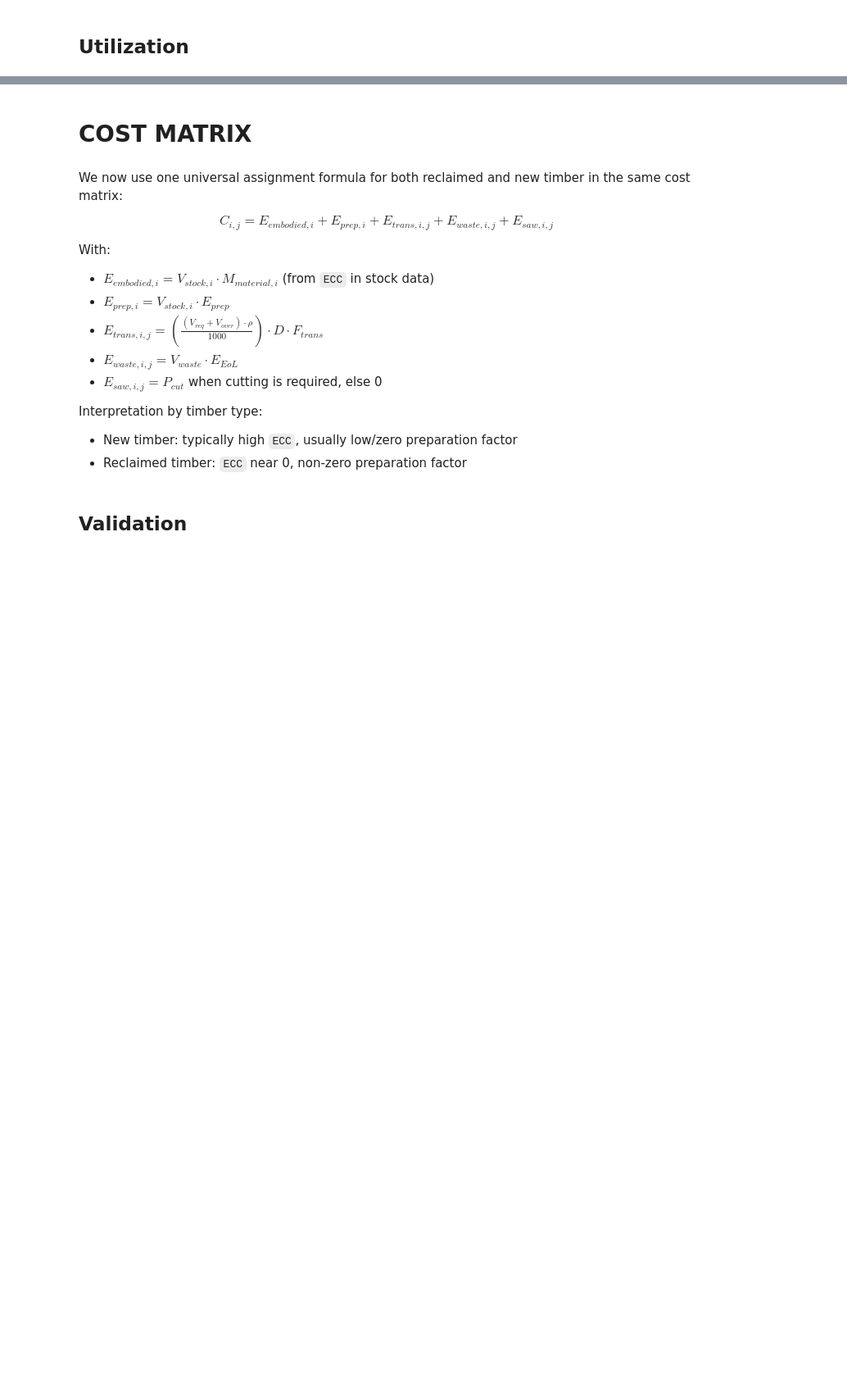
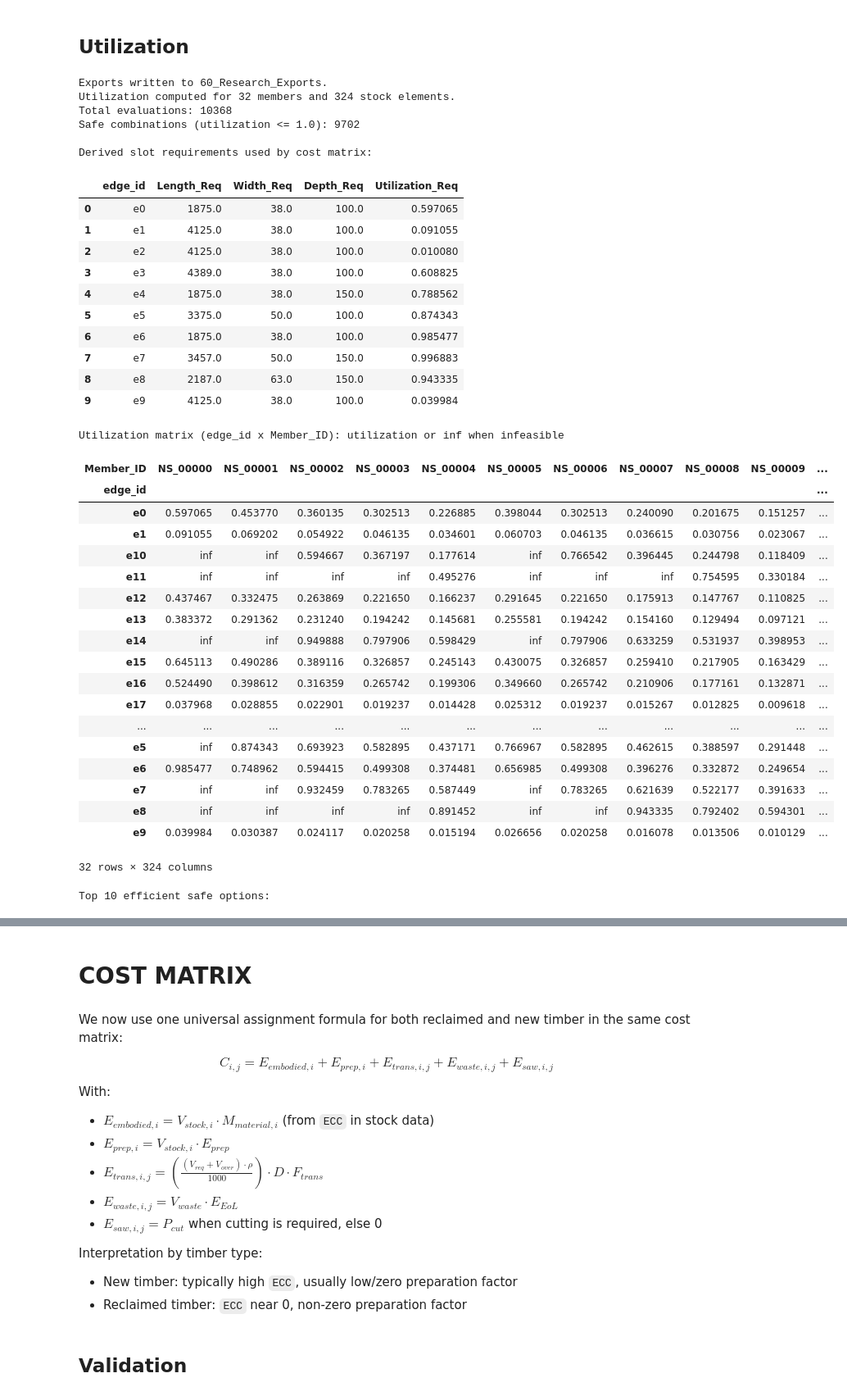
Before and after one commit to Jasp3r16/thesis_generative_timber, a Jupyter notebook: c26_27_optimizer_workflow_with_cost_and_ILP.ipynb, the cells around one changed output, grey strips where cells are left out. Shown at 82% size. Saved outputs shown, nothing was run; the diff lists cells and outputs as text; code cells hidden in the pictures; blank space fills up the shorter version.

```diff
--- a/c26_27_optimizer_workflow_with_cost_and_ILP.ipynb
+++ b/c26_27_optimizer_workflow_with_cost_and_ILP.ipynb
@@ -19,7 +19,11 @@
 import config
 import pandas as pd
 
-file_path = config.TIMBER_STOCK_PATH / 'complete_timber_small.csv'
+testing = False
+if testing:
+    file_path = config.TIMBER_STOCK_PATH / 'complete_timber_small.csv'
+else:
+    file_path = config.TIMBER_STOCK_PATH / 'complete_timber.csv'
 
 # Try common combinations
 read_attempts = [
@@ -334,7 +396,13 @@ print(df_forces.to_string(index=False))
 # %% [markdown]
 ## Utilization
 # %%
+import importlib
+import structural_check
 from structural_check import compute_utilization_outputs
+
+# Ensure the latest structural_check.py is used in the active kernel
+importlib.reload(structural_check)
+compute_utilization_outputs = structural_check.compute_utilization_outputs
 
 # ==========================================
 # STRUCTURAL CHECK (module-driven, reusable)
@@ -355,30 +423,75 @@ df_inventory = outputs["df_inventory"]
 df_forces_local = outputs["df_forces_local"]
 df_utilization_long = outputs["df_utilization_long"]
 df_utilization_matrix = outputs["df_utilization_matrix"]
 df_utilization_matrix_display = outputs["df_utilization_matrix_display"]
 safe_options = outputs["veilige_opties"]
 veilige_opties = safe_options
 df_slots = outputs["df_slots"]
 
+df_slots.to_csv(config.EXPORT_PATH / "structure_slots.csv", index=False)
+print("\nExports written to 60_Research_Exports.")
+
 print(
     f"Utilization computed for {len(df_forces_local)} members and {len(df_inventory)} stock elements."
 )
 print(f"Total evaluations: {len(df_utilization_long)}")
 print(f"Safe combinations (utilization <= 1.0): {len(safe_options)}")
+
+print("\nDerived slot requirements used by cost matrix:")
+display(df_slots[["edge_id", "Length_Req", "Width_Req", "Depth_Req", "Utilization_Req"]].head(10))
 
 print("\nUtilization matrix (edge_id x Member_ID): utilization or inf when infeasible")
 display(df_utilization_matrix_display)
 
 print("\nTop 10 efficient safe options:")
 display(
     safe_options[[
         "edge_id",
         "Member_ID",
         "Length",
         "Width",
         "Depth",
         "axial_force_kn",
         "length_m",
         "utilization",
     ]].head(10)
 )
+# %% [output]
+Exports written to 60_Research_Exports.
+Utilization computed for 32 members and 324 stock elements.
+Total evaluations: 10368
+Safe combinations (utilization <= 1.0): 9702
+
+Derived slot requirements used by cost matrix:
+|  | edge_id | Length_Req | Width_Req | Depth_Req | Utilization_Req |
+| 0 | e0 | 1875.0 | 38.0 | 100.0 | 0.597065 |
+| 1 | e1 | 4125.0 | 38.0 | 100.0 | 0.091055 |
+| 2 | e2 | 4125.0 | 38.0 | 100.0 | 0.010080 |
+| 3 | e3 | 4389.0 | 38.0 | 100.0 | 0.608825 |
+| 4 | e4 | 1875.0 | 38.0 | 150.0 | 0.788562 |
+| 5 | e5 | 3375.0 | 50.0 | 100.0 | 0.874343 |
+| 6 | e6 | 1875.0 | 38.0 | 100.0 | 0.985477 |
+| 7 | e7 | 3457.0 | 50.0 | 150.0 | 0.996883 |
+| 8 | e8 | 2187.0 | 63.0 | 150.0 | 0.943335 |
+| 9 | e9 | 4125.0 | 38.0 | 100.0 | 0.039984 |
+Utilization matrix (edge_id x Member_ID): utilization or inf when infeasible
+| Member_ID | NS_00000 | NS_00001 | NS_00002 | NS_00003 | NS_00004 | NS_00005 | NS_00006 | NS_00007 | NS_00008 | NS_00009 | ... |
+| edge_id |  |  |  |  |  |  |  |  |  |  | ... |
+| e0 | 0.597065 | 0.453770 | 0.360135 | 0.302513 | 0.226885 | 0.398044 | 0.302513 | 0.240090 | 0.201675 | 0.151257 | ... |
+| e1 | 0.091055 | 0.069202 | 0.054922 | 0.046135 | 0.034601 | 0.060703 | 0.046135 | 0.036615 | 0.030756 | 0.023067 | ... |
+| e10 | inf | inf | 0.594667 | 0.367197 | 0.177614 | inf | 0.766542 | 0.396445 | 0.244798 | 0.118409 | ... |
+| e11 | inf | inf | inf | inf | 0.495276 | inf | inf | inf | 0.754595 | 0.330184 | ... |
+| e12 | 0.437467 | 0.332475 | 0.263869 | 0.221650 | 0.166237 | 0.291645 | 0.221650 | 0.175913 | 0.147767 | 0.110825 | ... |
+| e13 | 0.383372 | 0.291362 | 0.231240 | 0.194242 | 0.145681 | 0.255581 | 0.194242 | 0.154160 | 0.129494 | 0.097121 | ... |
+| e14 | inf | inf | 0.949888 | 0.797906 | 0.598429 | inf | 0.797906 | 0.633259 | 0.531937 | 0.398953 | ... |
+| e15 | 0.645113 | 0.490286 | 0.389116 | 0.326857 | 0.245143 | 0.430075 | 0.326857 | 0.259410 | 0.217905 | 0.163429 | ... |
+| e16 | 0.524490 | 0.398612 | 0.316359 | 0.265742 | 0.199306 | 0.349660 | 0.265742 | 0.210906 | 0.177161 | 0.132871 | ... |
+| e17 | 0.037968 | 0.028855 | 0.022901 | 0.019237 | 0.014428 | 0.025312 | 0.019237 | 0.015267 | 0.012825 | 0.009618 | ... |
+| ... | ... | ... | ... | ... | ... | ... | ... | ... | ... | ... | ... |
+| e5 | inf | 0.874343 | 0.693923 | 0.582895 | 0.437171 | 0.766967 | 0.582895 | 0.462615 | 0.388597 | 0.291448 | ... |
+| e6 | 0.985477 | 0.748962 | 0.594415 | 0.499308 | 0.374481 | 0.656985 | 0.499308 | 0.396276 | 0.332872 | 0.249654 | ... |
+| e7 | inf | inf | 0.932459 | 0.783265 | 0.587449 | inf | 0.783265 | 0.621639 | 0.522177 | 0.391633 | ... |
+| e8 | inf | inf | inf | inf | 0.891452 | inf | inf | 0.943335 | 0.792402 | 0.594301 | ... |
+| e9 | 0.039984 | 0.030387 | 0.024117 | 0.020258 | 0.015194 | 0.026656 | 0.020258 | 0.016078 | 0.013506 | 0.010129 | ... |
+32 rows × 324 columns
+Top 10 efficient safe options:
```
Also changed, not shown: parts of 13 cells of this notebook, 3 other files.
